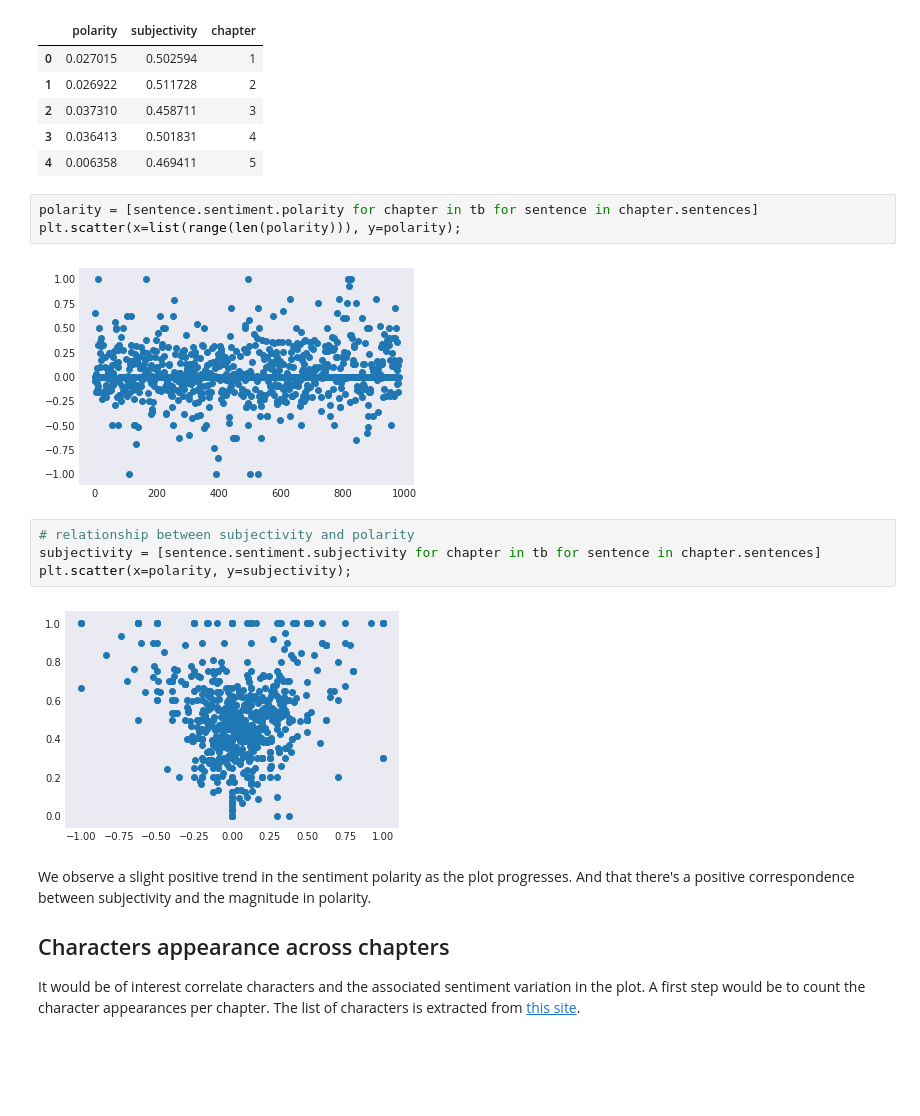
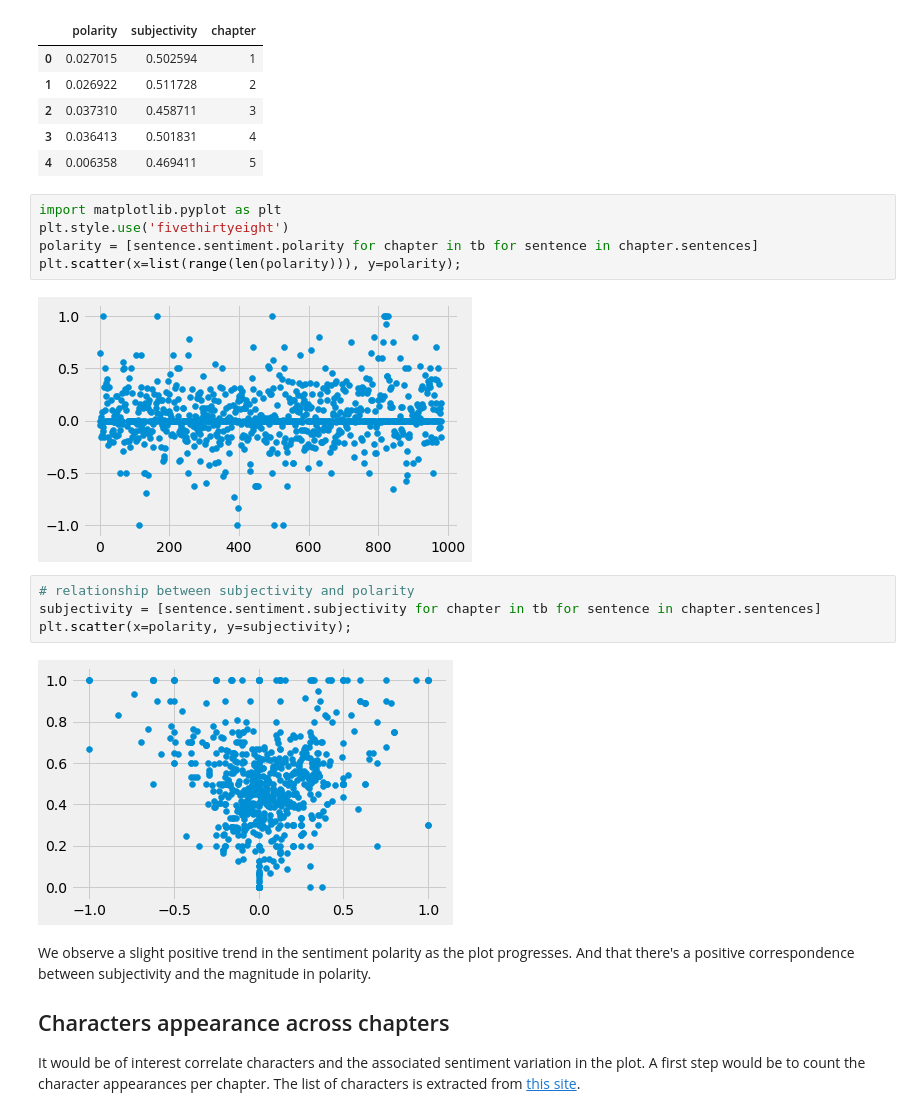
Before and after one commit to yipcma/alice, a Jupyter notebook: alice_eda.ipynb, the cells around one changed output. Cells and saved outputs as stored; diff of their text form; blank space fills up the shorter version.

```diff
--- a/alice_eda.ipynb
+++ b/alice_eda.ipynb
@@ -171,16 +170,18 @@ sentiment.head()
 | 3 | 0.036413 | 0.501831 | 4 |
 | 4 | 0.006358 | 0.469411 | 5 |
 # %%
+import matplotlib.pyplot as plt
+plt.style.use('fivethirtyeight')
 polarity = [sentence.sentiment.polarity for chapter in tb for sentence in chapter.sentences]
 plt.scatter(x=list(range(len(polarity))), y=polarity);
 # %% [output]
-[figure, old version]
+[figure, new version]
 # %%
 # relationship between subjectivity and polarity
 subjectivity = [sentence.sentiment.subjectivity for chapter in tb for sentence in chapter.sentences]
 plt.scatter(x=polarity, y=subjectivity);
 # %% [output]
-[figure, old version]
+[figure, new version]
 # %% [markdown]
 We observe a slight positive trend in the sentiment polarity as the plot progresses. And that there's a positive correspondence between subjectivity and the magnitude in polarity.
 
```
Also changed, not shown: parts of 6 cells of this notebook, 1 other file.
